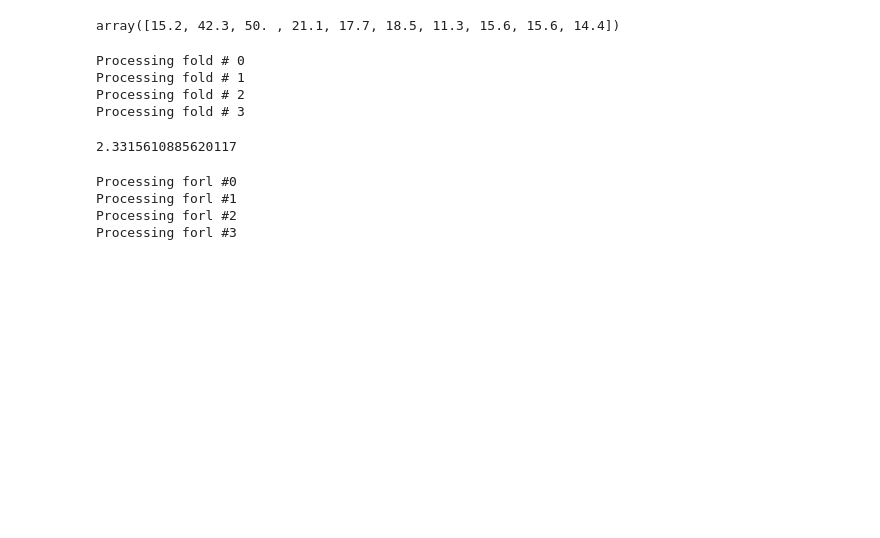
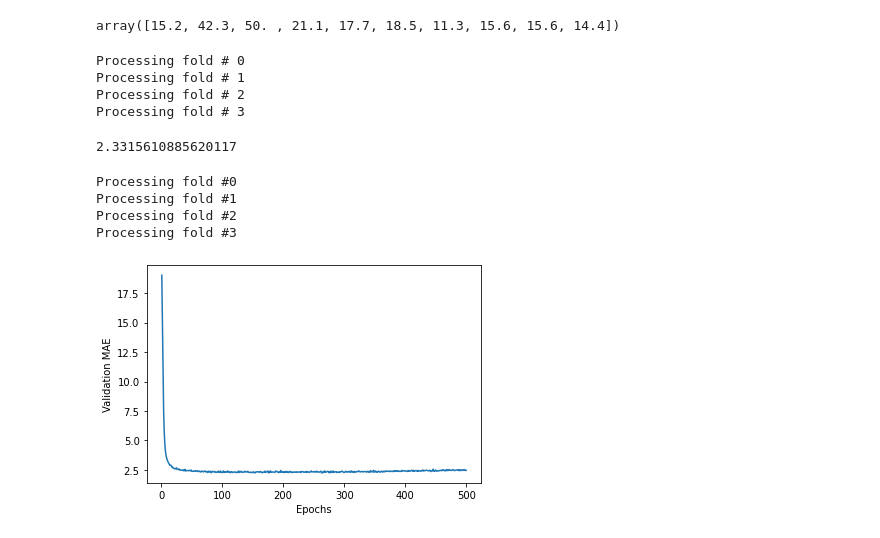
Before and after one commit to Bohdan-at-Kulinich/Machine-Learning, a Jupyter notebook: Regression_houses.ipynb, the cells around one changed output. Drawn from its saved outputs; the diff is of its cells as text; code cells hidden in the pictures; blank space fills up the shorter version.

```diff
--- a/Regression_houses.ipynb
+++ b/Regression_houses.ipynb
@@ -127,6 +131,8 @@ np.mean(all_scores)
 2.3315610885620117
 # %%
 # Saving the validation logs at each fold:
+import numpy as np
+
 k = 4
 num_val_samples = len(train_data) // k
 num_epochs = 500
@@ -134,7 +140,7 @@ all_scores = []
 all_mae_histories = []
 
 for i in range(k):
-  print(f"Processing forl #{i}")
+  print(f"Processing fold #{i}")
 
   val_data = train_data[i * num_val_samples: (i + 1) * num_val_samples]
   val_targets = train_targets[i * num_val_samples: (i + 1) * num_val_samples]
@@ -158,13 +164,26 @@ for i in range(k):
   mae_history = history.history['val_mae']
   all_mae_histories.append(mae_history)
 # %% [output]
-Processing forl #0
-Processing forl #1
-Processing forl #2
-Processing forl #3
+Processing fold #0
+Processing fold #1
+Processing fold #2
+Processing fold #3
 # %%
 # building the history of successive mean K-fold validation scores:
 
 average_mae_history = [
     np.mean([x[i] for x in all_mae_histories]) for i in range(num_epochs)
 ]
+# %%
+# Plot validation scores:
+
+import matplotlib.pyplot as plt
+
+plt.plot(range(1, len(average_mae_history) + 1), average_mae_history)
+plt.xlabel("Epochs")
+plt.ylabel("Validation MAE")
+plt.show()
+
+# Since the validation value for the first few epochs is much higher, the plot is difficult to read
+# %% [output]
+[figure, added]
```
Also changed, not shown: parts of 5 cells of this notebook.
